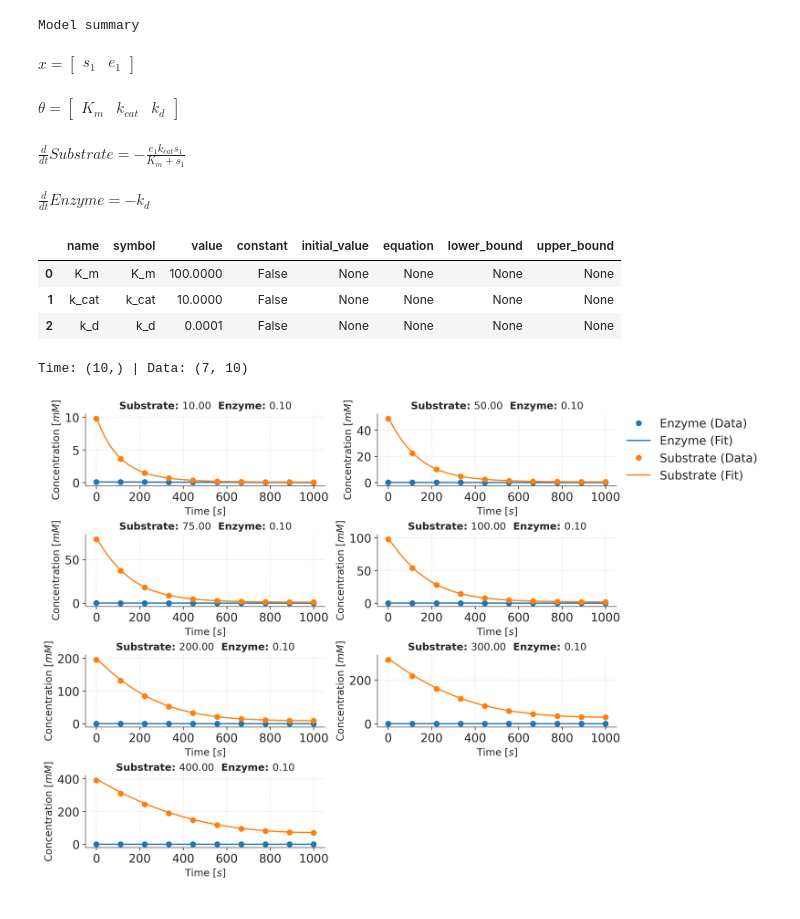
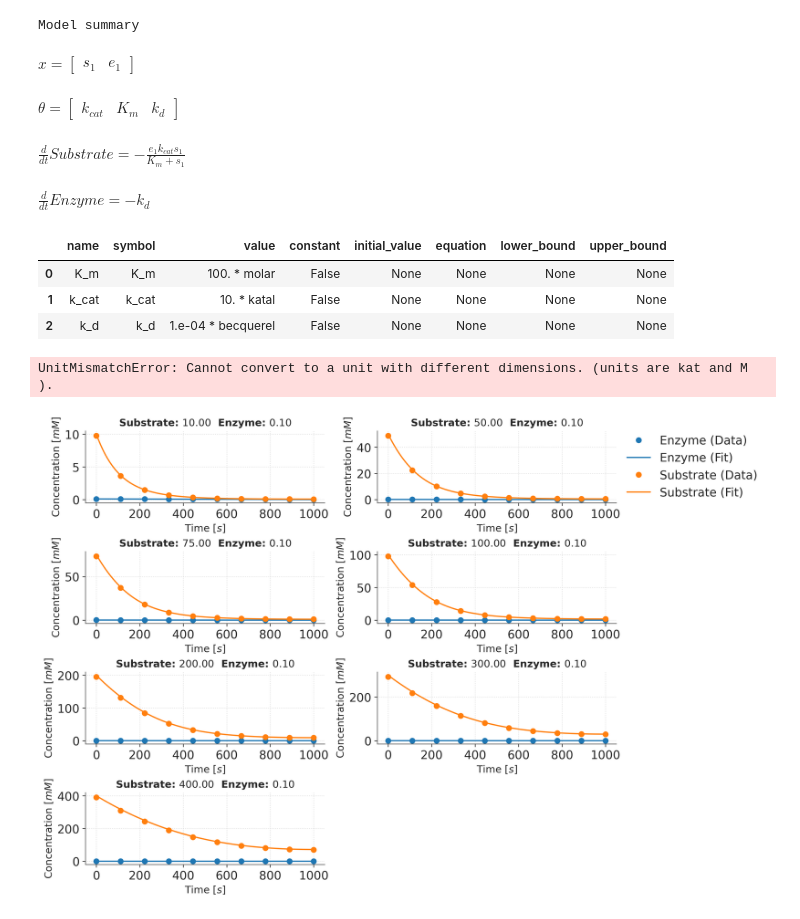
Before and after one commit to JR-1991/Catalax, a Jupyter notebook: examples/NonObservableSpecies.ipynb, the cells around one changed output. Drawn from its saved outputs; the diff is of its cells as text; code cells hidden in the pictures.

```diff
--- a/examples/NonObservableSpecies.ipynb
+++ b/examples/NonObservableSpecies.ipynb
@@ -10,58 +12,70 @@ import catalax.mcmc as cmc
 # %%
 model = ctx.Model(name="Non-Observable Menten Inhibition")
+
+# Define the term function
+def f(t, y, args):
+    K_m, k_cat, k_d = args
+    s1, e1 = y
+    d_s1 = - (e1 * k_cat * s1) / (K_m + s1)
+    d_e1 = -k_d * e1
+    return [d_s1 / u.second, d_e1 / u.second]
+
+# Add term
+model.add_term(f)
 
 # Another way of adding species (symbols and names at the same type)
 model.add_species(
     s1="Substrate",
     e1="Enzyme",
 )
 
 # In this application 'e1' is not observable and thus
 # 'k_d' needs to be inferred implicitly from the data.
 model.add_ode("s1", "- e1 * k_cat * s1 / (s1 + K_m)")
 model.add_ode("e1", "-k_d", observable=False)
 
-model.parameters.K_m.value = 100.0
-model.parameters.k_cat.value = 10.0
-model.parameters.k_d.value = 0.0001
+model.parameters.K_m.value = 100.0 * u.molar
+model.parameters.k_cat.value = 10.0 * u.katal
+model.parameters.k_d.value = 0.0001 / u.second
 
 model
 # %% [output]
 Model summary
 $\displaystyle x = \left[\begin{matrix}s_{1} & e_{1}\end{matrix}\right]$
-$\displaystyle \theta = \left[\begin{matrix}K_{m} & k_{cat} & k_{d}\end{matrix}\right]$
+$\displaystyle \theta = \left[\begin{matrix}k_{cat} & K_{m} & k_{d}\end{matrix}\right]$
 $\displaystyle \frac{d}{d t} Substrate = - \frac{e_{1} k_{cat} s_{1}}{K_{m} + s_{1}}$
 $\displaystyle \frac{d}{d t} Enzyme = - k_{d}$
 |  | name | symbol | value | constant | initial_value | equation | lower_bound | upper_bound |
-| 0 | K_m | K_m | 100.0000 | False | None | None | None | None |
-| 1 | k_cat | k_cat | 10.0000 | False | None | None | None | None |
-| 2 | k_d | k_d | 0.0001 | False | None | None | None | None |
+| 0 | K_m | K_m | 100. * molar | False | None | None | None | None |
+| 1 | k_cat | k_cat | 10. * katal | False | None | None | None | None |
+| 2 | k_d | k_d | 1.e-04 * becquerel | False | None | None | None | None |
 # %%
 # Create some dummy data to test
 initial_conditions = [
-    {"s1": 10.0, "e1": 0.1},
-    {"s1": 50.0, "e1": 0.1},
-    {"s1": 75.0, "e1": 0.1},
-    {"s1": 100.0, "e1": 0.1},
-    {"s1": 200.0, "e1": 0.1},
-    {"s1": 300.0, "e1": 0.1},
-    {"s1": 400.0, "e1": 0.1},
+    {"s1": 10.0 * u.katal, "e1": 0.1 * u.molar},
+    {"s1": 50.0 * u.katal, "e1": 0.1 * u.molar},
+    {"s1": 75.0 * u.katal, "e1": 0.1 * u.molar},
+    {"s1": 100.0 * u.katal, "e1": 0.1 * u.molar},
+    {"s1": 200.0 * u.katal, "e1": 0.1 * u.molar},
+    {"s1": 300.0 * u.katal, "e1": 0.1 * u.molar},
+    {"s1": 400.0 * u.katal, "e1": 0.1 * u.molar},
 ]
 
 time, states = model.simulate(
     initial_conditions=initial_conditions,
-    dt0=0.1, t0=0, t1=1000, nsteps=10, in_axes=(0, None, None),
+    dt0=0.1 * u.second, t0=0 * u.second, t1=1000 * u.second, nsteps=10, in_axes=(0, None, None),
 )
 
 # Add some noise to the data
-states = (states + states * np.random.normal(0, 0.02)).clip(min=0)
+print(states)
+states = (states + states.to_decimal(u.katal) * np.random.normal(0, 0.02)).clip(min=0)
 
 # Truncate data to only include s1
 data = states[:, :, 1]
 
 print(f"Time: {time.shape} | Data: {data.shape}")
 # %% [output]
-Time: (10,) | Data: (7, 10)
+UnitMismatchError: Cannot convert to a unit with different dimensions. (units are kat and M ).
 # %%
 f = ctx.visualize(
     model=model,
```
Also changed, not shown: parts of 1 cell of this notebook, 31 other files.
